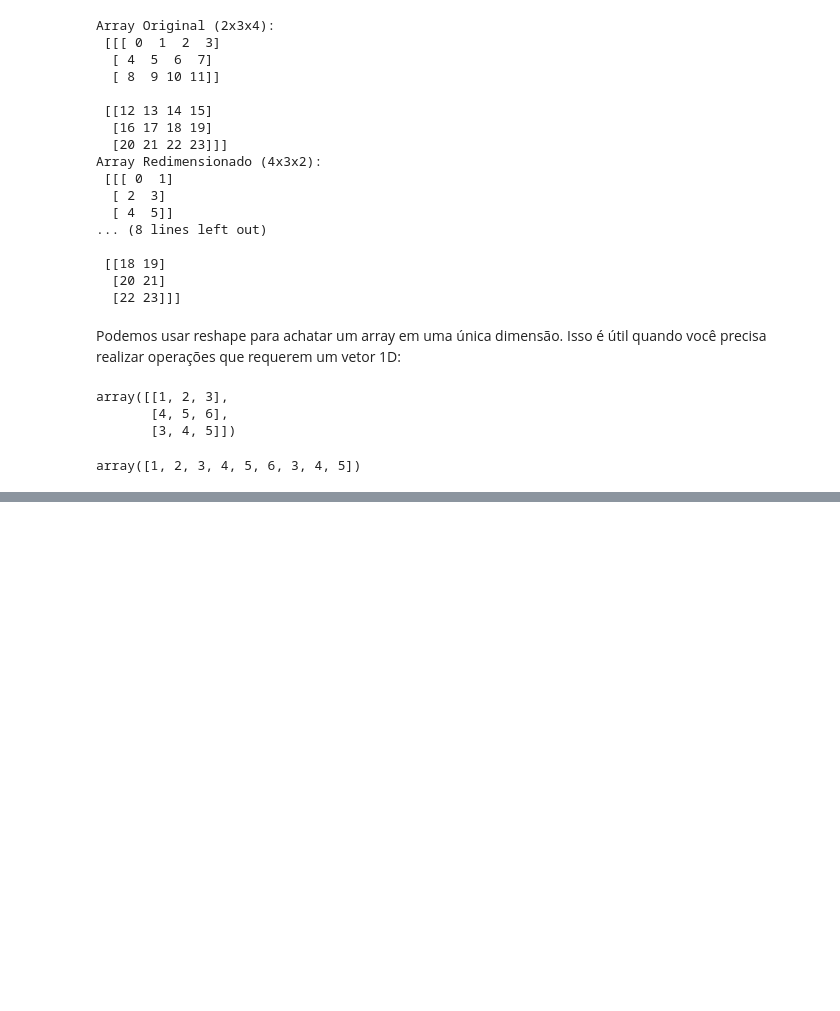
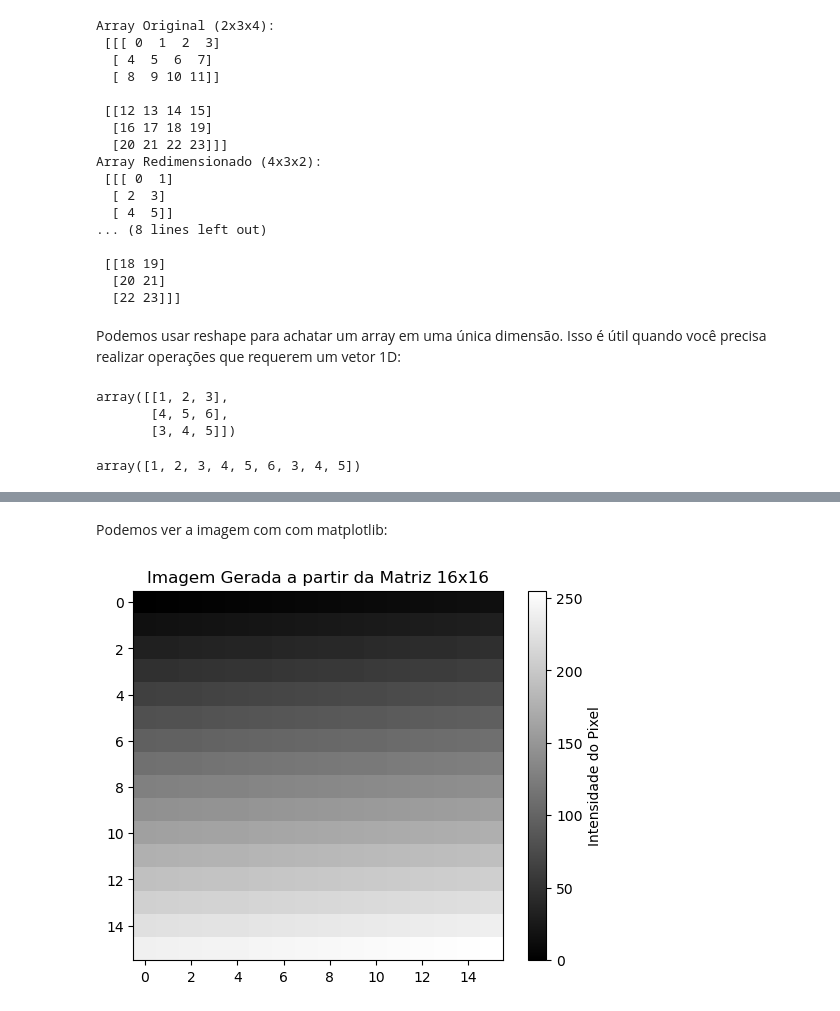
Before and after one commit to fernandodeeke/curso_python, a Jupyter notebook: numpy1.ipynb, the cells around one changed output, grey strips where cells are left out. Cells and saved outputs as stored; diff of their text form; code cells hidden in the pictures; blank space fills up the shorter version.

```diff
--- a/numpy1.ipynb
+++ b/numpy1.ipynb
@@ -741,0 +780,8 @@ array([1, 2, 3, 4, 5, 6, 3, 4, 5])
+# %%
+# Geração de valores de pixel fictícios para uma imagem 16x16 em tons de cinza
+imagem_pixels = np.arange(256)
+# %%
+# Redimensionando o array `imagem_pixels` para uma matriz 16x16
+imagem_matriz = np.reshape(imagem_pixels, (16, 16))
+
+print("Imagem em tons de cinza (16x16):\n", imagem_matriz)
@@ -741,0 +806,2 @@ array([1, 2, 3, 4, 5, 6, 3, 4, 5])
+# %% [markdown]
+Podemos ver a imagem com com matplotlib:
@@ -741,0 +810,8 @@ array([1, 2, 3, 4, 5, 6, 3, 4, 5])
+# %%
+# Exibindo a imagem com matplotlib
+plt.imshow(imagem_matriz, cmap='gray', interpolation='nearest')
+plt.colorbar(label='Intensidade do Pixel')
+plt.title("Imagem Gerada a partir da Matriz 16x16")
+plt.show()
+# %% [output]
+[figure, added]
```
Also changed, not shown: parts of 69 cells of this notebook.
